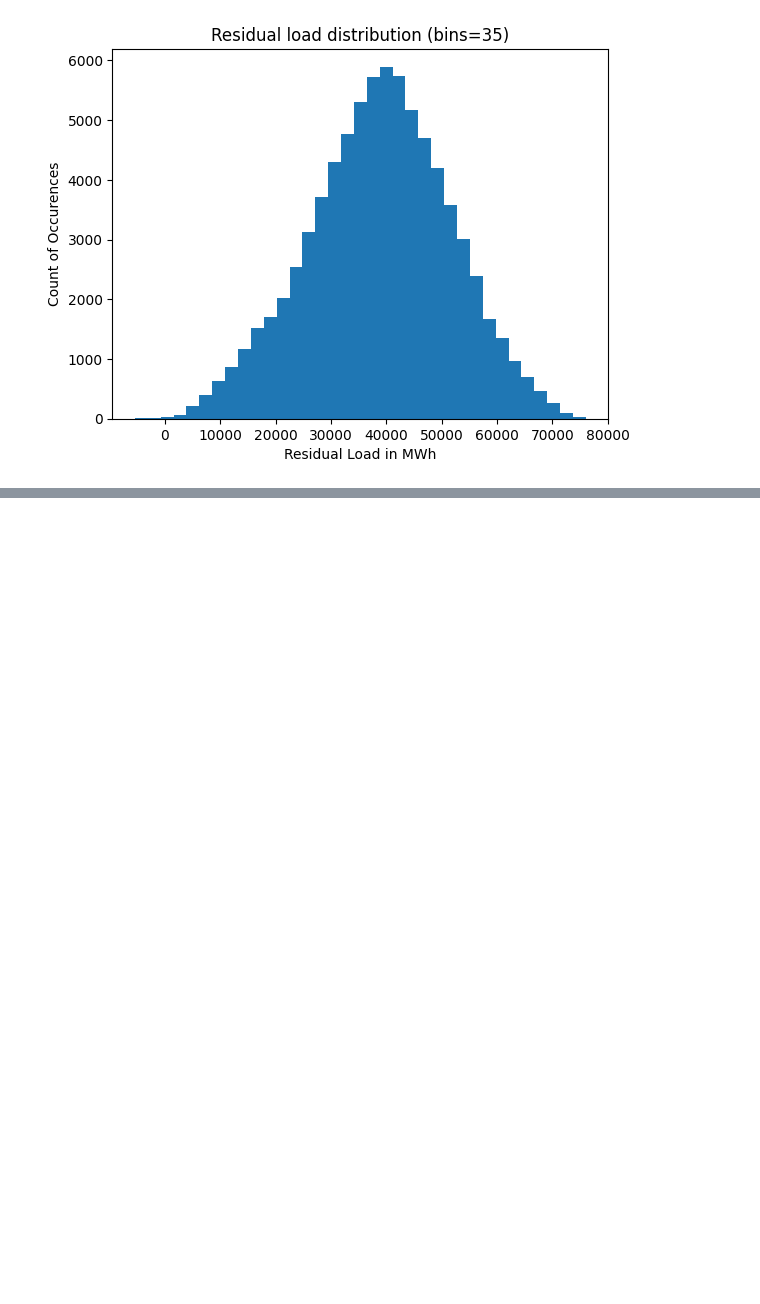
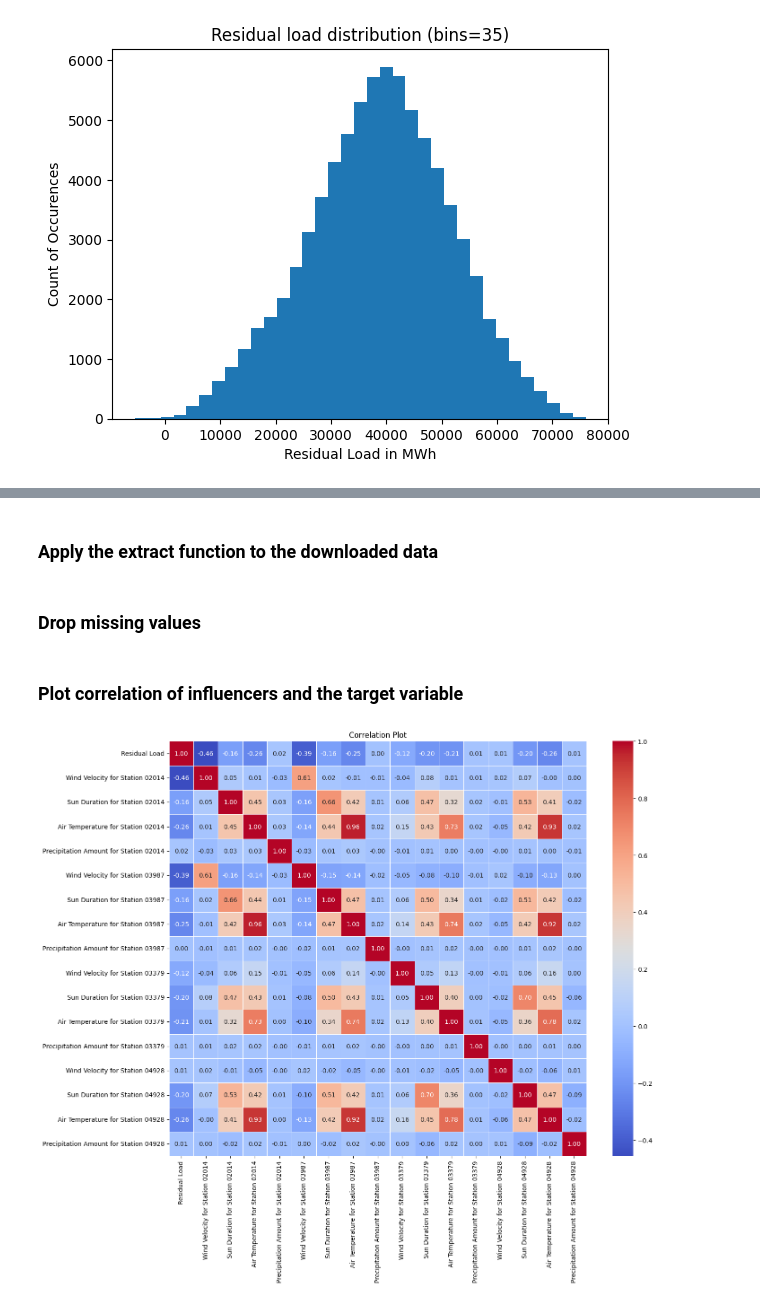
Before and after one commit to maxlautenbach/data-quadrat, a Jupyter notebook: data_collection.ipynb, the cells around one changed output, grey strips where cells are left out. Cells and saved outputs as stored; diff of their text form; code cells hidden in the pictures; blank space fills up the shorter version.

```diff
--- a/data_collection.ipynb
+++ b/data_collection.ipynb
@@ -70,8 +80,29 @@ def extract_dwd_data(residual_load_dataset, station_id):
     residual_load_dataset = pd.concat([residual_load_dataset, wind_data["Wind Velocity for Station " + station_id], solar_data["Sun Duration for Station " + station_id], temperature_data["Air Temperature for Station " + station_id], precipitation_data["Precipitation Amount for Station " + station_id]], axis=1)
 
     return residual_load_dataset
+# %% [markdown]
+### Apply the extract function to the downloaded data
 # %%
 for i in ["02014", "03987", "03379", "04928"]:
     residual_load_dataset = extract_dwd_data(residual_load_dataset, i)
+# %% [markdown]
+### Drop missing values
 # %%
 residual_load_dataset = residual_load_dataset.dropna()
+# %% [markdown]
+### Plot correlation of influencers and the target variable
+# %%
+from matplotlib import pyplot as plt
+import seaborn as sns
+
+
+numeric_columns = residual_load_dataset.select_dtypes(include=['float64', 'int64'])
+
+correlation_matrix = numeric_columns.corr()
+
+plt.figure(figsize=(15, 12))
+sns.heatmap(correlation_matrix, annot=True, cmap='coolwarm', fmt='.2f', linewidths=.5)
+plt.title('Correlation Plot')
+plt.show()
+# %% [output]
+[figure, added]
```
Also changed, not shown: parts of 12 cells of this notebook, 43 other files.
